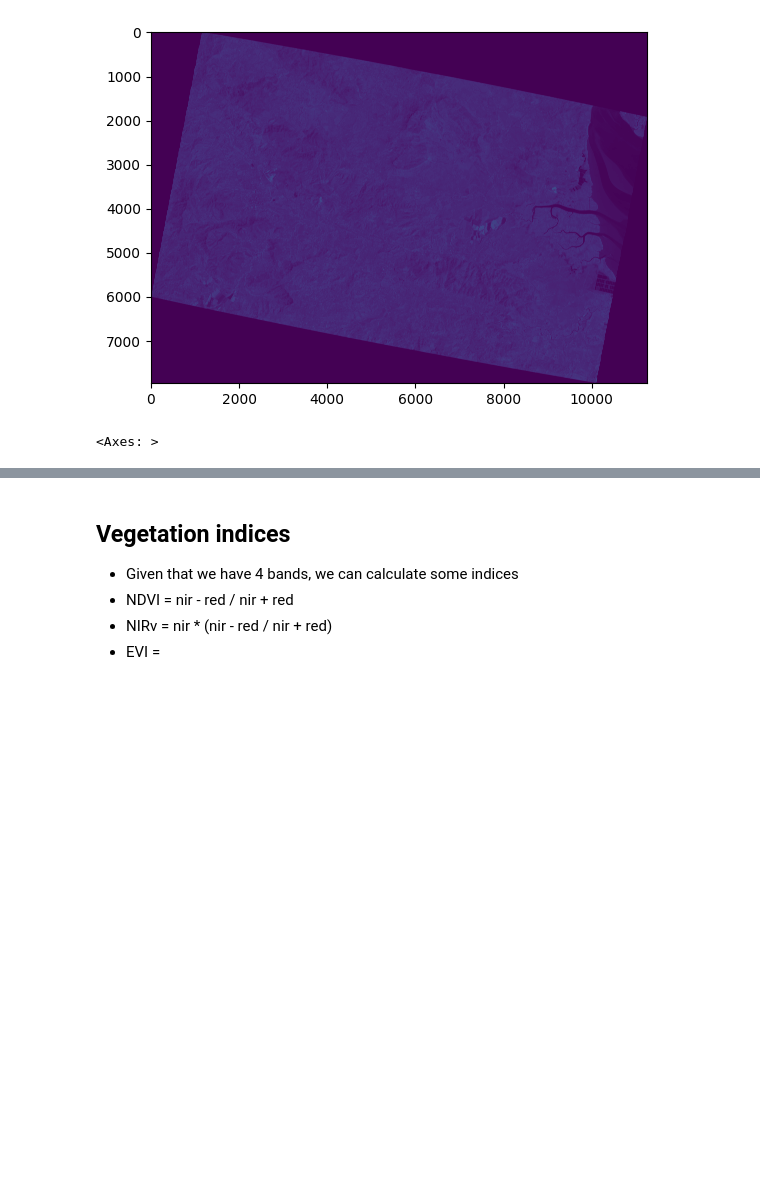
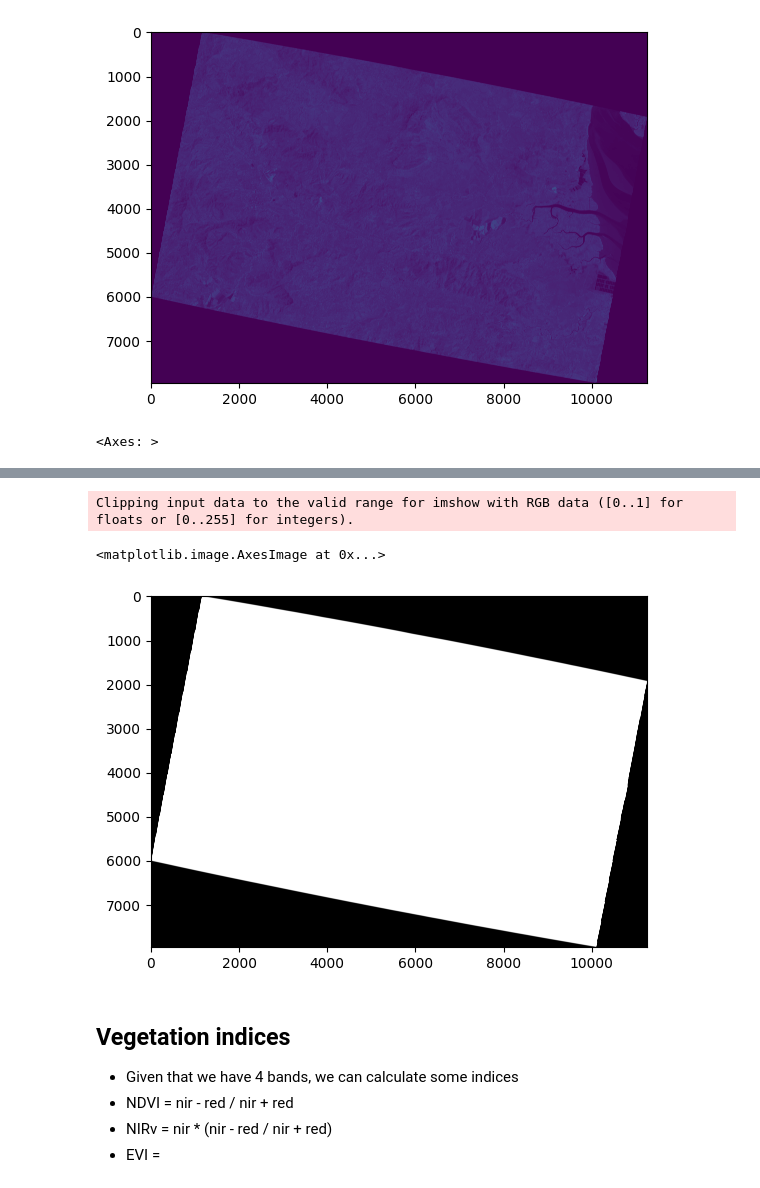
Before and after one commit to ronnyhdez/nicoya_planet, a Jupyter notebook: eda_nicoya.ipynb, the cells around one changed output, grey strips where cells are left out. Drawn from its saved outputs; the diff is of its cells as text; code cells hidden in the pictures; blank space fills up the shorter version.

```diff
--- a/eda_nicoya.ipynb
+++ b/eda_nicoya.ipynb
@@ -150,0 +183,6 @@ rasterio.plot.show(
+# %%
+# Unpack bands in individual numpy arrays
+blue, green, red, nir = nicoya_raster.read()
+
+# Check just one
+red
@@ -151,3 +197,17 @@ rasterio.plot.show(
+# %%
+blue_scaled = scale(blue)
+green_scaled = scale(green)
+red_scaled = scale(red)
+
+rgb = np.dstack((red, green, blue))
+
+rgb
+
+plt.imshow(rgb)
+# %% [output]
+Clipping input data to the valid range for imshow with RGB data ([0..1] for floats or [0..255] for integers).
+<matplotlib.image.AxesImage at 0x...>
+[figure, added]
 # %% [markdown]
 ## Vegetation indices
 
```
Also changed, not shown: parts of 11 cells of this notebook, 5 other files.
